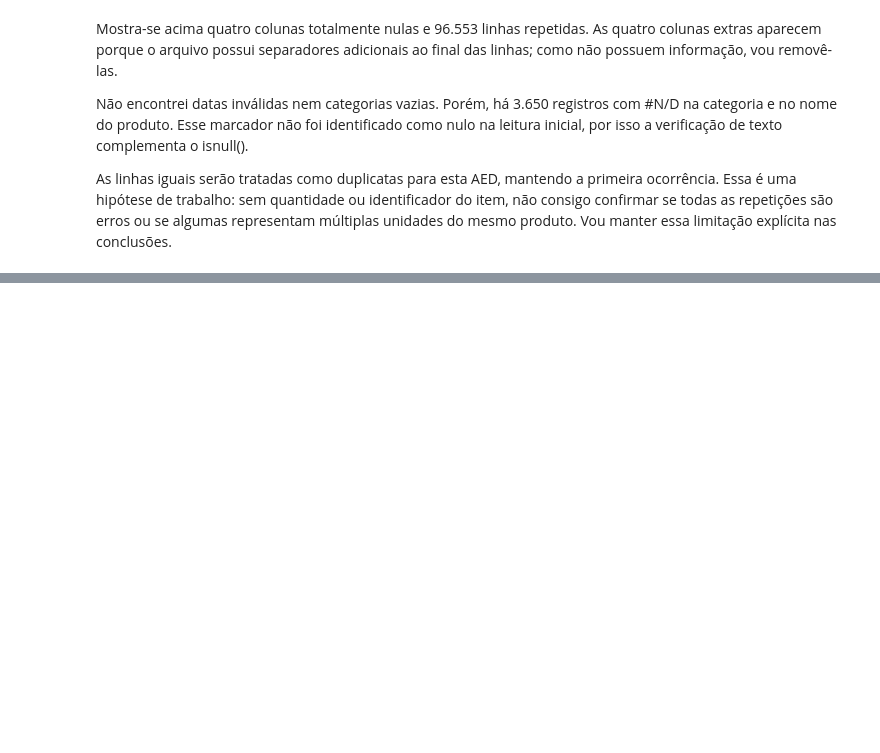
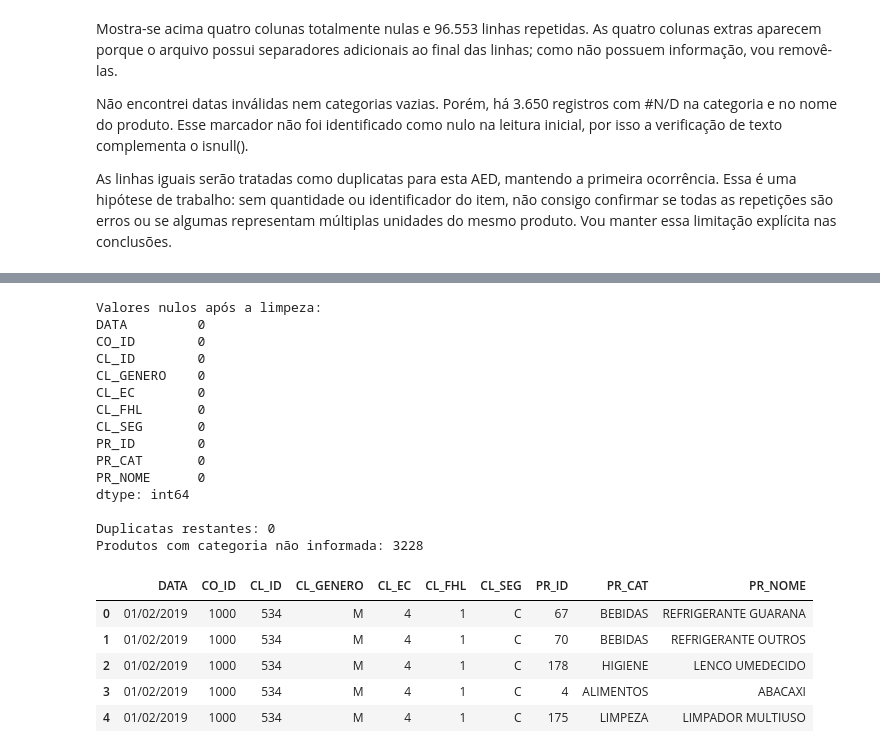
Before and after one commit to isabelagomesdacosta-gif/Miniprojeto_IsabelaGomesDaCosta_Analise_de_Dados_T1, a Jupyter notebook: mini_projeto_analise_de_dados_com_python.ipynb, the cells around one changed output, grey strips where cells are left out. Cells and saved outputs as stored; diff of their text form; code cells hidden in the pictures; blank space fills up the shorter version.

Commit message:
dados_tratados_base_limpa

```diff
--- a/mini_projeto_analise_de_dados_com_python.ipynb
+++ b/mini_projeto_analise_de_dados_com_python.ipynb
@@ -241,0 +246,6 @@ As linhas iguais serão tratadas como duplicatas para esta AED, mantendo a prime
+# %%
+# Cria uma cópia e remove apenas colunas totalmente vazias
+colunas_vazias = df_varejo.columns[df_varejo.isna().all()].tolist()
+df_limpo = df_varejo.dropna(axis=1, how="all").copy()
+
+print("Colunas removidas:", colunas_vazias)
@@ -241,0 +284,22 @@ As linhas iguais serão tratadas como duplicatas para esta AED, mantendo a prime
+# %%
+# Conta os registros sem as informações essenciais para as análises
+colunas_essenciais = ["DATA", "CO_ID", "CL_ID", "PR_ID"]
+registros_sem_essenciais = int(df_limpo[colunas_essenciais].isna().any(axis=1).sum())
+
+df_limpo = df_limpo.dropna(subset=colunas_essenciais).copy()
+
+# Preenche os textos ausentes sem atribuir uma categoria ou produto específico
+ausencias_texto = df_limpo[colunas_texto].isna().sum()
+for coluna in colunas_texto:
+    df_limpo[coluna] = df_limpo[coluna].fillna("NAO INFORMADO")
+
+# Elimina apenas linhas completamente iguais, mantendo a primeira ocorrência
+duplicatas_removidas = int(df_limpo.duplicated().sum())
+df_limpo = df_limpo.drop_duplicates(keep="first").reset_index(drop=True)
+
+print("Registros removidos por ausência de informações essenciais:", registros_sem_essenciais)
+print("Ausências de texto preenchidas antes de remover as duplicatas:")
+print(ausencias_texto)
+print("Duplicatas removidas:", duplicatas_removidas)
+print("Dimensões antes:", df_varejo.shape)
+print("Dimensões depois:", df_limpo.shape)
@@ -241,0 +317,30 @@ As linhas iguais serão tratadas como duplicatas para esta AED, mantendo a prime
+# %%
+# Confere os resultados do tratamento
+print("Valores nulos após a limpeza:")
+print(df_limpo.isna().sum())
+print("\nDuplicatas restantes:", df_limpo.duplicated().sum())
+print("Produtos com categoria não informada:", df_limpo["PR_CAT"].eq("NAO INFORMADO").sum())
+
+display(df_limpo.head())
+# %% [output]
+Valores nulos após a limpeza:
+DATA         0
+CO_ID        0
+CL_ID        0
+CL_GENERO    0
+CL_EC        0
+CL_FHL       0
+CL_SEG       0
+PR_ID        0
+PR_CAT       0
+PR_NOME      0
+dtype: int64
+
+Duplicatas restantes: 0
+Produtos com categoria não informada: 3228
+|  | DATA | CO_ID | CL_ID | CL_GENERO | CL_EC | CL_FHL | CL_SEG | PR_ID | PR_CAT | PR_NOME |
+| 0 | 01/02/2019 | 1000 | 534 | M | 4 | 1 | C | 67 | BEBIDAS | REFRIGERANTE GUARANA |
+| 1 | 01/02/2019 | 1000 | 534 | M | 4 | 1 | C | 70 | BEBIDAS | REFRIGERANTE OUTROS |
+| 2 | 01/02/2019 | 1000 | 534 | M | 4 | 1 | C | 178 | HIGIENE | LENCO UMEDECIDO |
+| 3 | 01/02/2019 | 1000 | 534 | M | 4 | 1 | C | 4 | ALIMENTOS | ABACAXI |
+| 4 | 01/02/2019 | 1000 | 534 | M | 4 | 1 | C | 175 | LIMPEZA | LIMPADOR MULTIUSO |
```
Also changed, not shown: parts of 9 cells of this notebook.
